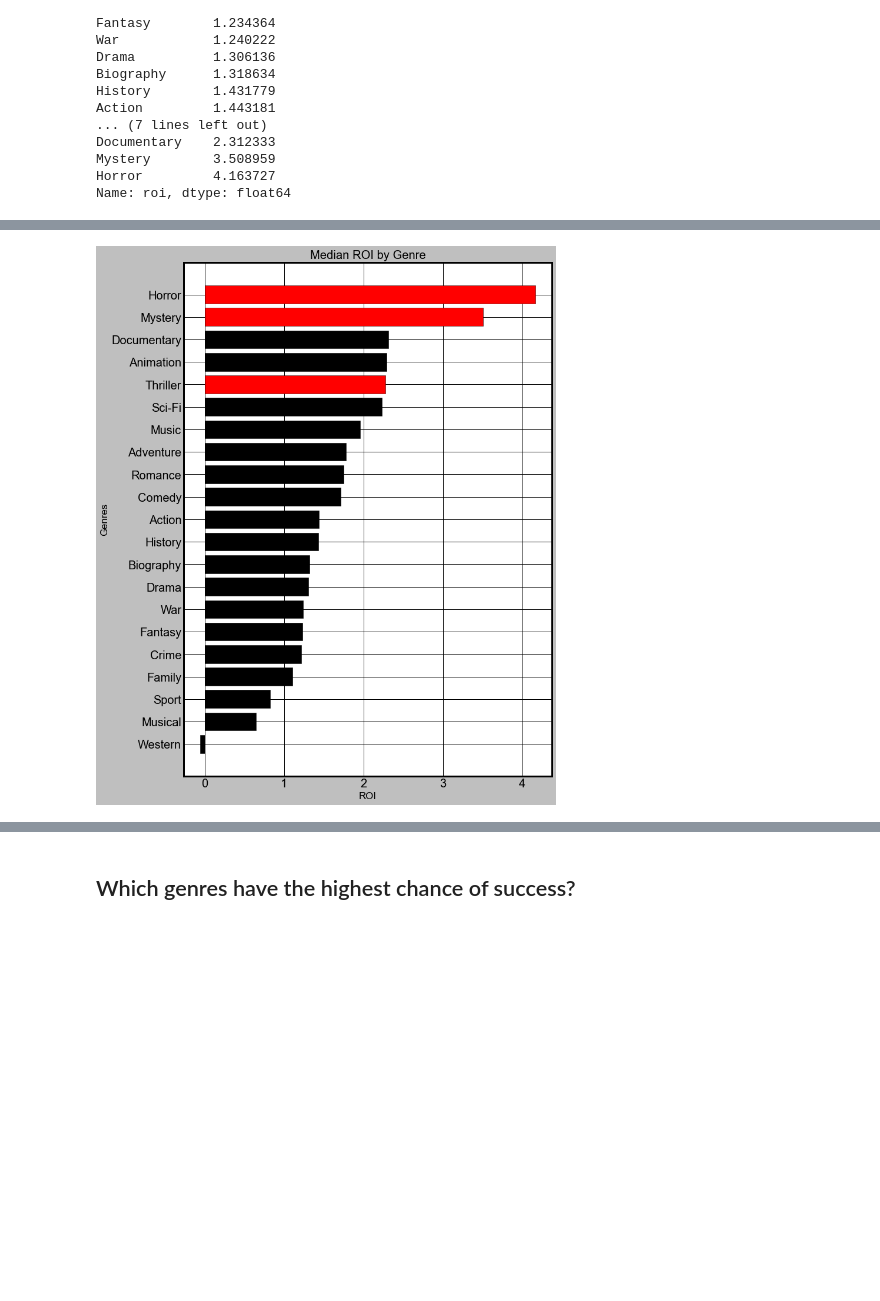
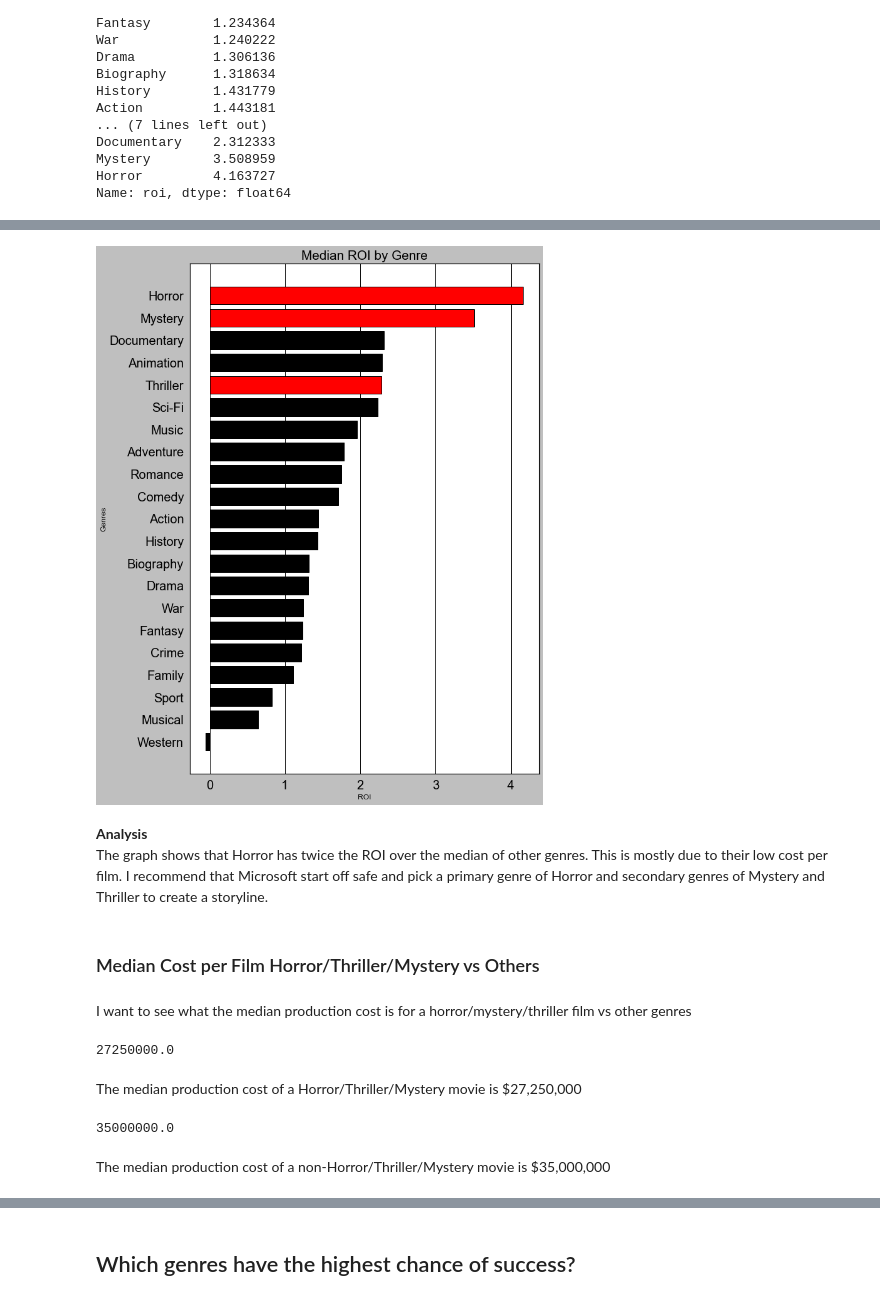
Before and after one commit to bentson1187/dsc-phase-1-project, a Jupyter notebook: Bentson, Brian Phase 1 Project.ipynb, the cells around one changed output, grey strips where cells are left out. Saved outputs shown, nothing was run; the diff lists cells and outputs as text; code cells hidden in the pictures; blank space fills up the shorter version.

```diff
--- a/Bentson, Brian Phase 1 Project.ipynb
+++ b/Bentson, Brian Phase 1 Project.ipynb
@@ -1379,16 +1388,39 @@ genre_roi_order_list.reverse()
 # %%
 #create a barplot of median roi per genre
 fig, ax = plt.subplots(figsize=(10,15))
 y = genre_roi_order_list
 width = roi_by_genres
 
 ax.barh(y=y,width=width, color=['black','black','black','black','black',
                                 'black','black','black','black','black','black',
                                 'black','black','black','black','black','red',
                                 'black','black','red','red'])
-ax.set_title('Median ROI by Genre')
+ax.set_title('Median ROI by Genre',fontsize='xx-large')
 ax.set_xlabel('ROI')
 ax.set_ylabel('Genres')
 ax.tick_params(axis='both', which='major', labelsize=20)
+ax.grid(axis='y')
 # %% [output]
-[figure, old version]
+[figure, new version]
+# %% [markdown]
+**Analysis**
+<br>
+The graph shows that Horror has twice the ROI over the median of other genres. This is mostly due to their low cost per film. I recommend that Microsoft start off safe and pick a primary genre of Horror and secondary genres of Mystery and Thriller to create a storyline.
+# %% [markdown]
+### Median Cost per Film Horror/Thriller/Mystery vs Others
+# %% [markdown]
+I want to see what the median production cost is for a horror/mystery/thriller film vs other genres
+# %%
+horror_production_cost = movies_df_genres.loc[movies_df_genres['genres'].isin(['Horror','Thriller','Mystery'])]
+horror_production_cost.groupby('movie').median()['production_budget'].median()
+# %% [output]
+27250000.0
+# %% [markdown]
+The median production cost of a Horror/Thriller/Mystery movie is $27,250,000
+# %%
+other_production_cost = movies_df_genres.loc[~movies_df_genres['genres'].isin(['Horror','Thriller','Mystery'])]
+other_production_cost.groupby('movie').median()['production_budget'].median()
+# %% [output]
+35000000.0
+# %% [markdown]
+The median production cost of a non-Horror/Thriller/Mystery movie is $35,000,000
```
Also changed, not shown: parts of 48 cells of this notebook, 1 other file.
